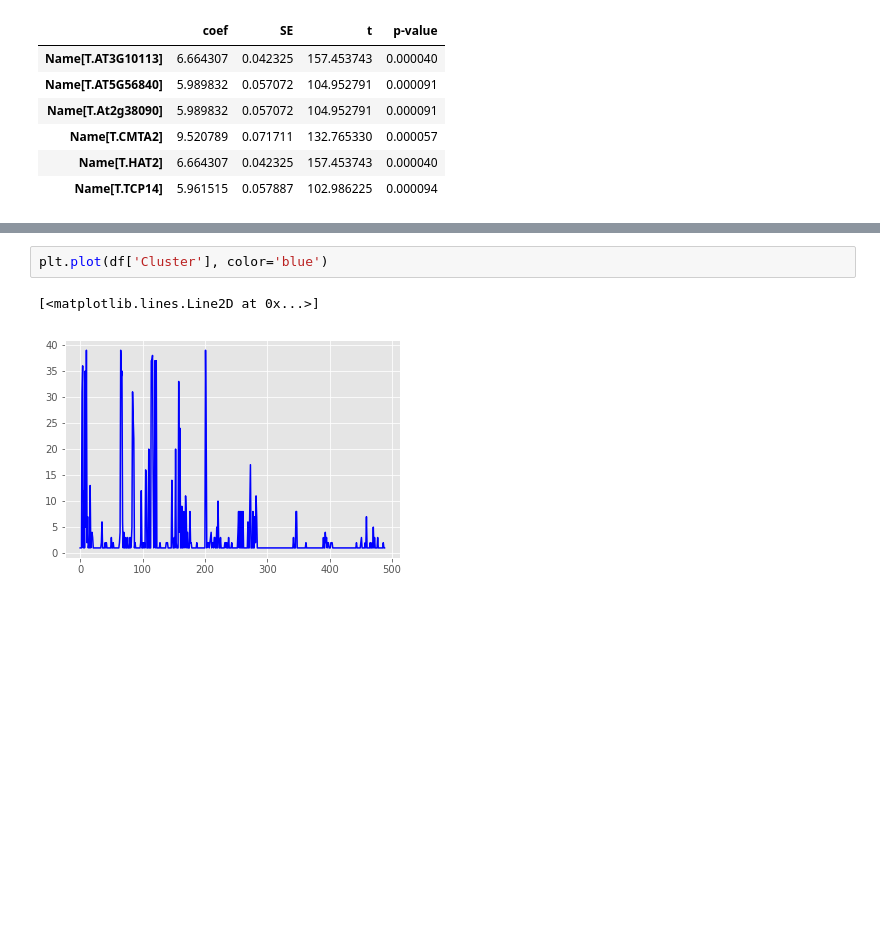
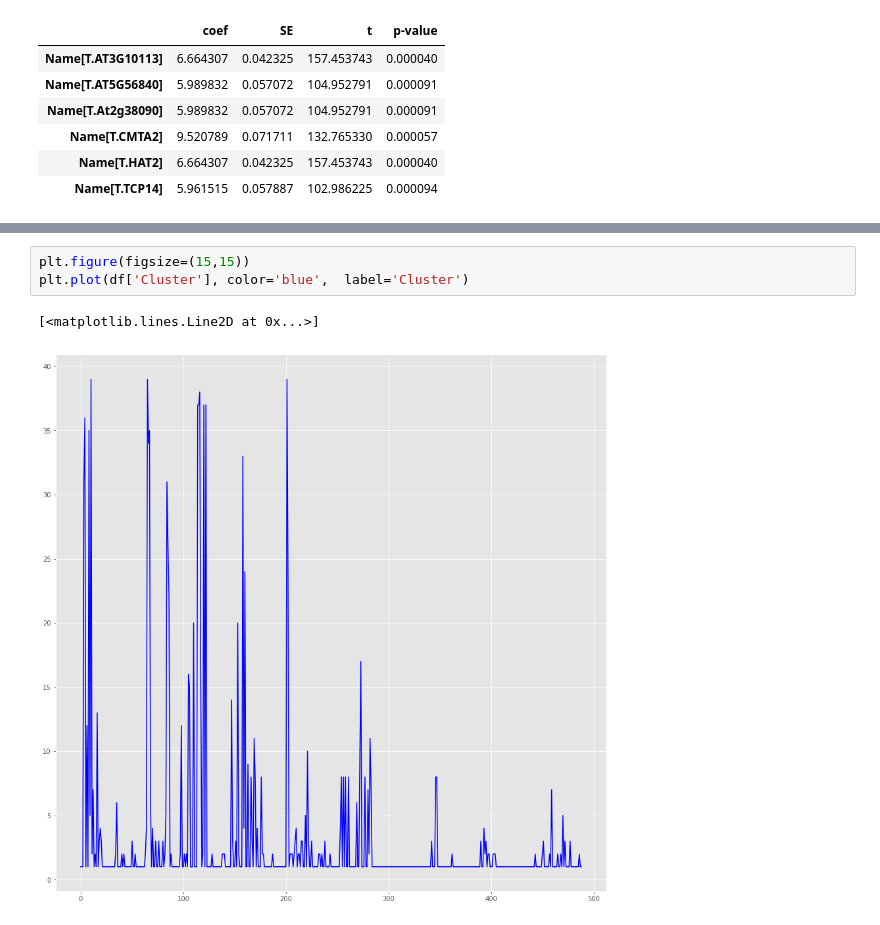
Before and after one commit to if1015-datascience-ufpe/2018-1-projeto-phytoprom, a Jupyter notebook: Processamento.ipynb, the cells around one changed output, grey strips where cells are left out. Saved outputs shown, nothing was run; the diff lists cells and outputs as text; blank space fills up the shorter version.

```diff
--- a/Processamento.ipynb
+++ b/Processamento.ipynb
@@ -216,5 +217,6 @@ plt.plot(df['Genome'])
 # %%
-plt.plot(df['Cluster'], color='blue')
+plt.figure(figsize=(15,15))
+plt.plot(df['Cluster'], color='blue',  label='Cluster')
 # %% [output]
 [<matplotlib.lines.Line2D at 0x...>]
-[figure, old version]
+[figure, new version]
```
Also changed, not shown: parts of 2 cells of this notebook.
